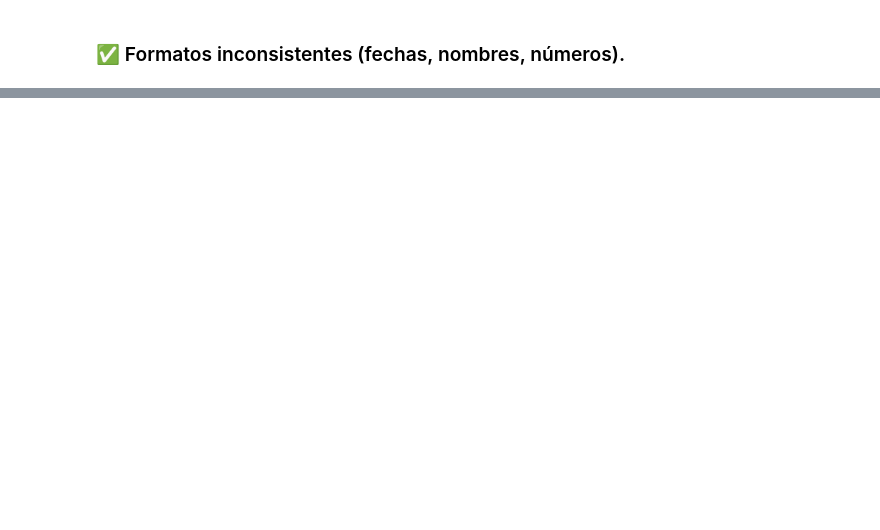
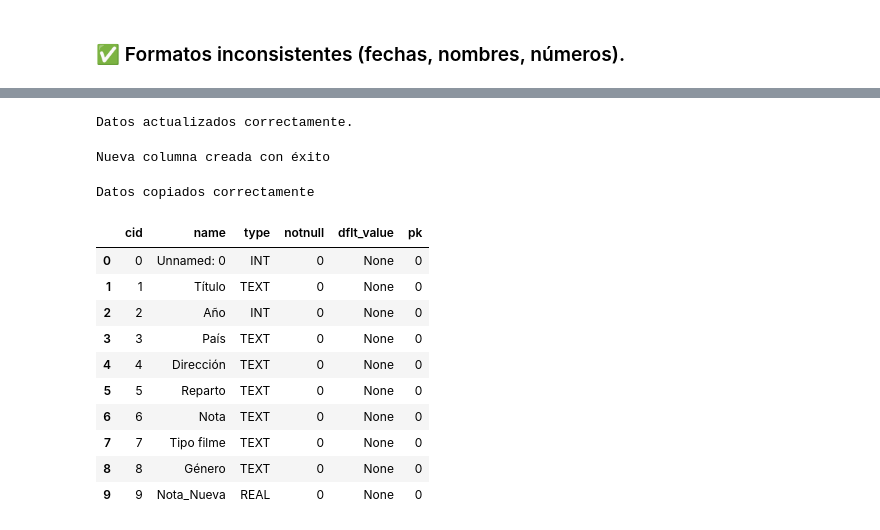
Before and after one commit to Dilmer-Rojas/Filmaffinity, a Jupyter notebook: data_a.ipynb, the cells around one changed output, grey strips where cells are left out. Saved outputs shown, nothing was run; the diff lists cells and outputs as text; code cells hidden in the pictures; blank space fills up the shorter version.

Commit message:
Agregando_data

```diff
--- a/data_a.ipynb
+++ b/data_a.ipynb
@@ -308,0 +332,31 @@ inco_nombres
+# %%
+actualizar_d = """
+    UPDATE copia.filmaffinity_copia
+    SET Nota = CAST(Nota AS REAL)
+    WHERE Nota NOT LIKE '%[^0-9.]%';
+"""
+
+conexion.execute(actualizar_d)  # Ejecutar la consulta
+conexion.commit()  # Confirmar los cambios en la base de datos
+print("Datos actualizados correctamente.")
+# %% [output]
+Datos actualizados correctamente.
+# %%
+agregar_columna = "ALTER TABLE copia.filmaffinity_copia ADD COLUMN Nota_Nueva REAL";
+conexion.execute(agregar_columna)
+conexion.commit()
+print("Nueva columna creada con éxito")
+# %% [output]
+Nueva columna creada con éxito
+# %%
+# Copiar data de la columna Nota a Nota_nueva
+copiar = """
+        UPDATE copia.filmaffinity_copia
+        SET Nota_Nueva = CAST(Nota AS REAL)
+        WHERE Nota NOT LIKE '%[^0-9.]%'
+         """
+conexion.execute(copiar)
+conexion.commit()
+print("Datos copiados correctamente")
+# %% [output]
+Datos copiados correctamente
@@ -309,3 +368,20 @@ inco_nombres
+# %%
+# Veamos los tipos de datos:
+tipos_datos = "PRAGMA table_info(filmaffinity_copia);"
+tipos_datos = pd.read_sql_query(tipos_datos, conexion)
+tipos_datos
+# %% [output]
+|  | cid | name | type | notnull | dflt_value | pk |
+| 0 | 0 | Unnamed: 0 | INT | 0 | None | 0 |
+| 1 | 1 | Título | TEXT | 0 | None | 0 |
+| 2 | 2 | Año | INT | 0 | None | 0 |
+| 3 | 3 | País | TEXT | 0 | None | 0 |
+| 4 | 4 | Dirección | TEXT | 0 | None | 0 |
+| 5 | 5 | Reparto | TEXT | 0 | None | 0 |
+| 6 | 6 | Nota | TEXT | 0 | None | 0 |
+| 7 | 7 | Tipo filme | TEXT | 0 | None | 0 |
+| 8 | 8 | Género | TEXT | 0 | None | 0 |
+| 9 | 9 | Nota_Nueva | REAL | 0 | None | 0 |
 # %%
 # Cerrar conexión con
 # conexion.close()
```
Also changed, not shown: parts of 8 cells of this notebook, 4 other files.
